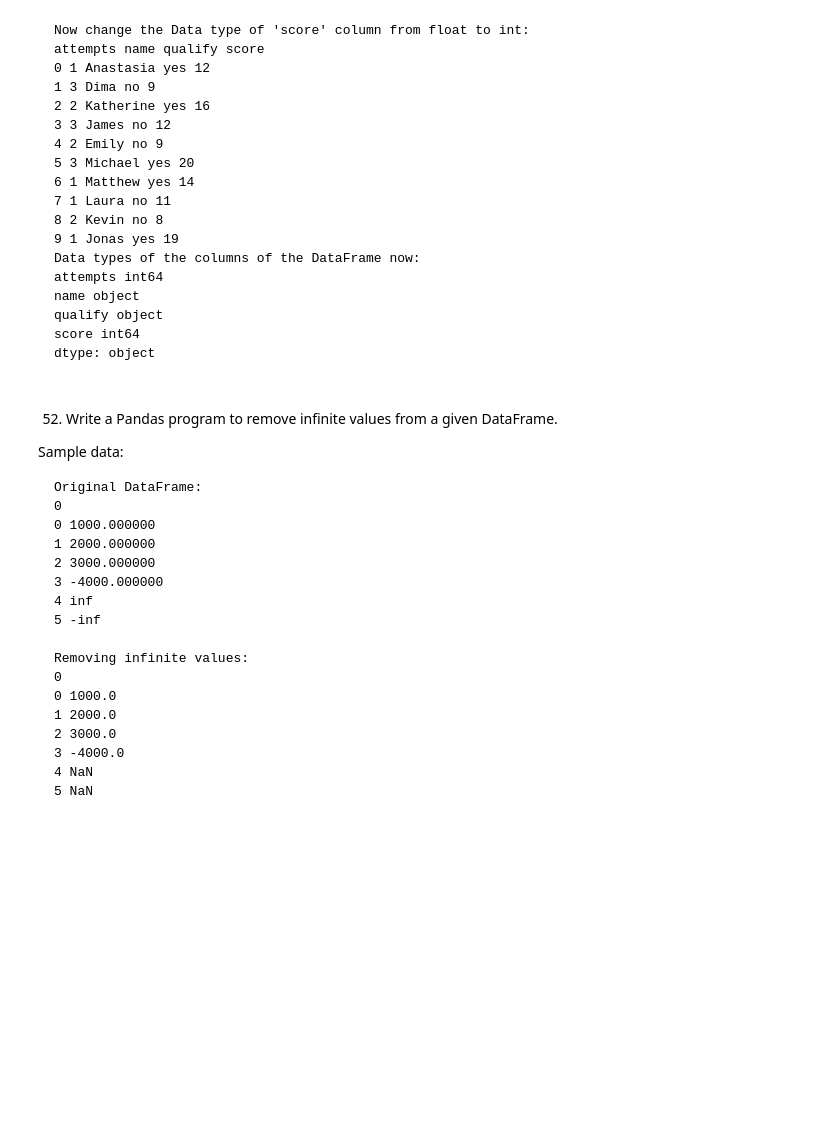
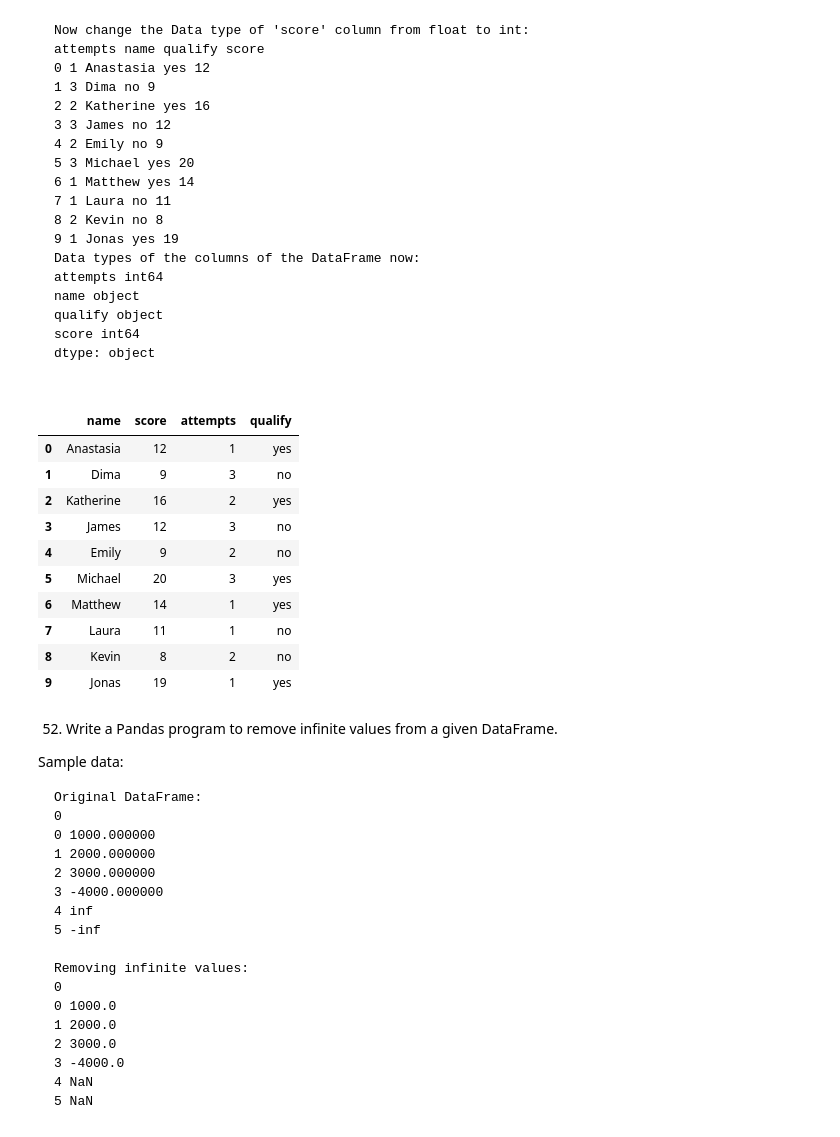
Before and after one commit to unknown-jun/Pandas, a Jupyter notebook: Pandas Practice/P_25. DataFrame 02.ipynb, the cells around one changed output. Cells and saved outputs as stored; diff of their text form; code cells hidden in the pictures; blank space fills up the shorter version.

````diff
--- a/Pandas Practice/P_25. DataFrame 02.ipynb
+++ b/Pandas Practice/P_25. DataFrame 02.ipynb
@@ -424,6 +424,28 @@ score int64
 dtype: object
 
 ```
+# %%
+exam_data = {'name': ['Anastasia', 'Dima', 'Katherine', 'James', 'Emily', 'Michael', 'Matthew', 'Laura', 'Kevin', 'Jonas'],
+        'score': [12.5, 9.1, 16.5, 12.77, 9.21, 20.22, 14.5, 11.34, 8.8, 19.13],
+        'attempts': [1, 3, 2, 3, 2, 3, 1, 1, 2, 1],
+        'qualify': ['yes', 'no', 'yes', 'no', 'no', 'yes', 'yes', 'no', 'no', 'yes']}
+df = pd.DataFrame(exam_data)
+# %%
+df1 = df.copy()
+df1['score']=df1['score'].astype(int)
+df1
+# %% [output]
+|  | name | score | attempts | qualify |
+| 0 | Anastasia | 12 | 1 | yes |
+| 1 | Dima | 9 | 3 | no |
+| 2 | Katherine | 16 | 2 | yes |
+| 3 | James | 12 | 3 | no |
+| 4 | Emily | 9 | 2 | no |
+| 5 | Michael | 20 | 3 | yes |
+| 6 | Matthew | 14 | 1 | yes |
+| 7 | Laura | 11 | 1 | no |
+| 8 | Kevin | 8 | 2 | no |
+| 9 | Jonas | 19 | 1 | yes |
 # %% [markdown]
 52. Write a Pandas program to remove infinite values from a given DataFrame.
 
````
Also changed, not shown: parts of 14 cells of this notebook.
